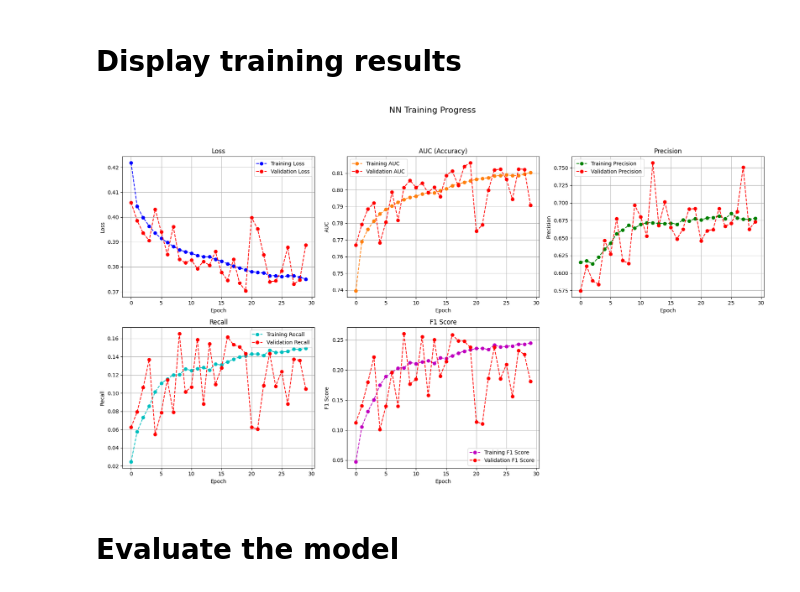
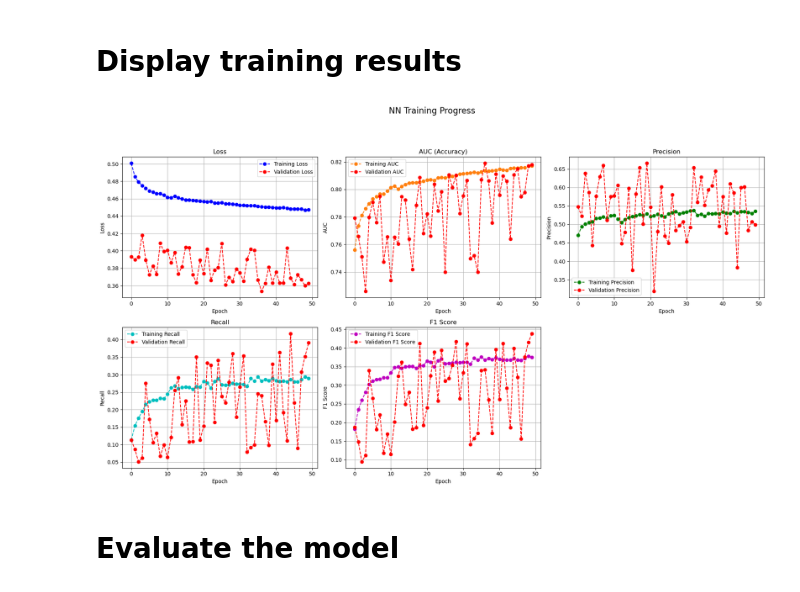
Before and after one commit to nesfit/domainradar-training, a Jupyter notebook: phishing/Phishing-GEO-NN-train.ipynb, the cells around one changed output. Cells and saved outputs as stored; diff of their text form; code cells hidden in the pictures.

```diff
--- a/phishing/Phishing-GEO-NN-train.ipynb
+++ b/phishing/Phishing-GEO-NN-train.ipynb
@@ -57,7 +63,7 @@ benign_dataset_filenames = [
     '../feature-extraction/floor/umbrella_benign_FINISHED.parquet',
 ]
 malicious_dataset_filenames = [
-    '../feature-extraction/floor/phishing_4.parquet'
+    '../feature-extraction/floor/phishing_2406_strict.parquet'
 ]
 # #############################################################
 # EDIT this for to set appropriate labels (malware, dga, ...) #
@@ -130,7 +136,6 @@ for column in disqualified_columns:
 # Filter columns
 df = df.loc[:, df.columns.str.startswith(prefix) | df.columns.isin(['domain_name', 'label'])]
 
-
 labels = df['label'].apply(lambda x: class_map[x]) # y vector
 features = df.drop('label', axis=1).copy() # X matrix
 
@@ -211,15 +216,15 @@ from tensorflow.keras.layers import Dense, Dropout, BatchNormalization
 
 model = Sequential()
 model.add(Dense(64, activation='relu', input_shape=(18,)))
-#model.add(Dense(256, activation='relu'))
 model.add(BatchNormalization())
-model.add(Dropout(0.3))
+model.add(Dropout(0.2))
 model.add(Dense(32, activation='relu'))
-model.add(Dense(32, activation='relu'))
-model.add(Dense(32, activation='relu'))
+model.add(Dense(48, activation='relu'))
+model.add(Dense(48, activation='relu'))
 model.add(Dense(32, activation='relu'))
 model.add(BatchNormalization())
-model.add(Dropout(0.2))
+model.add(Dropout(0.1))
+model.add(Dense(32, activation='relu'))
 model.add(Dense(32, activation='relu'))
 model.add(Dense(16, activation='relu'))
 model.add(Dense(1, activation='sigmoid'))
@@ -228,7 +233,7 @@ model.summary()
 
 model.compile(
     loss='binary_crossentropy',
-    optimizer=Adam(learning_rate=0.001),
+    optimizer=Adam(learning_rate=0.006),
     metrics=[Precision(), Recall(), AUC()]
 )
 # %% [output]
@@ -272,16 +279,16 @@ from sklearn.utils import class_weight
 from tensorflow.keras.callbacks import EarlyStopping
 
 # Define early stopping criteria
-early_stopping = EarlyStopping(monitor='val_loss', patience=10, restore_best_weights=True)
+early_stopping = EarlyStopping(monitor='val_loss', patience=18, restore_best_weights=True)
 
 # Calculate class weights
-class_weights = {0: 1.0, 1: 1.0}
+class_weights = {0: 1.0, 1: 1.5}
 
 history = model.fit(
     X_train,
     Y_train,
     batch_size=512,
-    epochs=70,
+    epochs=50,
     validation_data=(X_test, Y_test),  # Provide validation data
     class_weight=class_weights,  # Apply class weights here
     callbacks=[early_stopping]  # Add early stopping callback
@@ -330,9 +345,10 @@ epoch_val_precisions = get_metric(history, 'val_precision')
 epoch_recalls = get_metric(history, 'recall')
 epoch_val_recalls = get_metric(history, 'val_recall')
 
-# Calculate F1 score
-epoch_f1s = [2 * (p * r) / (p + r) for p, r in zip(epoch_precisions, epoch_recalls)]
-epoch_val_f1s = [2 * (p * r) / (p + r) for p, r in zip(epoch_val_precisions, epoch_val_recalls)]
+# Calculate F1 score with epsilon to avoid division by zero
+epsilon = 1e-10  # small value to prevent division by zero
+epoch_f1s = [2 * (p * r) / (p + r + epsilon) for p, r in zip(epoch_precisions, epoch_recalls)]
+epoch_val_f1s = [2 * (p * r) / (p + r + epsilon) for p, r in zip(epoch_val_precisions, epoch_val_recalls)]
 
 import matplotlib.pyplot as plt
 
@@ -368,34 +384,34 @@ plt.title('Precision')
 plt.legend()
 plt.grid(True)
 
 # Plot for Recall
 plt.subplot(2, 3, 4)
 plt.plot(epoch_recalls, linestyle='--', marker='o', color='c', label='Training Recall')
 plt.plot(epoch_val_recalls, linestyle='--', marker='o', color='r', label='Validation Recall')
 plt.xlabel('Epoch')
 plt.ylabel('Recall')
 plt.title('Recall')
 plt.legend()
 plt.grid(True)
 
 # Plot for F1 Score
 plt.subplot(2, 3, 5)
 plt.plot(epoch_f1s, linestyle='--', marker='o', color='m', label='Training F1 Score')
 plt.plot(epoch_val_f1s, linestyle='--', marker='o', color='r', label='Validation F1 Score')
 plt.xlabel('Epoch')
 plt.ylabel('F1 Score')
 plt.title('F1 Score')
 plt.legend()
 plt.grid(True)
 
 plt.suptitle('NN Training Progress', fontsize=16, y=1.02)
 plt.tight_layout(rect=[0, 0, 1, 0.96])
 
 # Save the figure
 plt.savefig('nn_training_progress.png', dpi=500, bbox_inches='tight', pad_inches=0.5)
 plt.show()
 # %% [output]
-[figure, old version]
+[figure, new version]
 # %% [markdown]
 # Evaluate the model
 # %%
```
Also changed, not shown: parts of 13 cells of this notebook, 15 other files.
